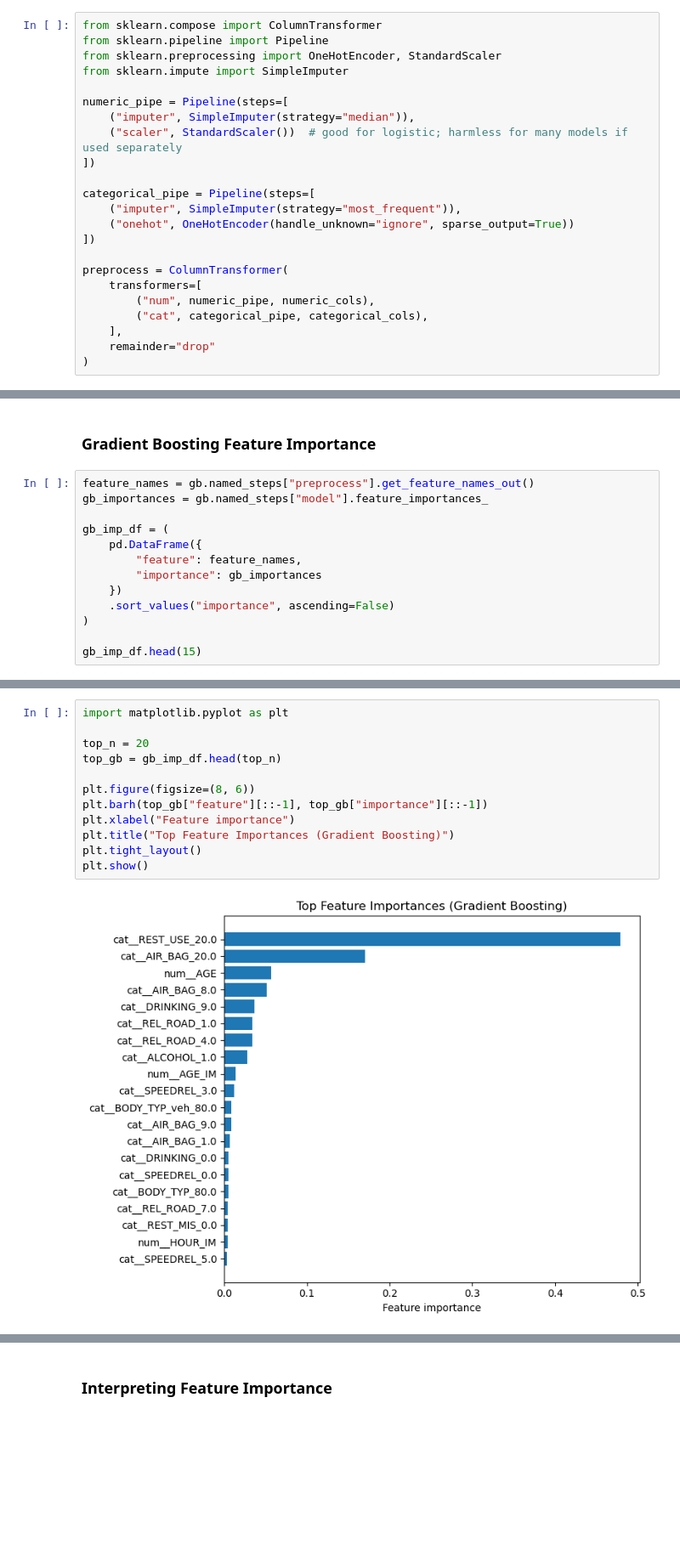
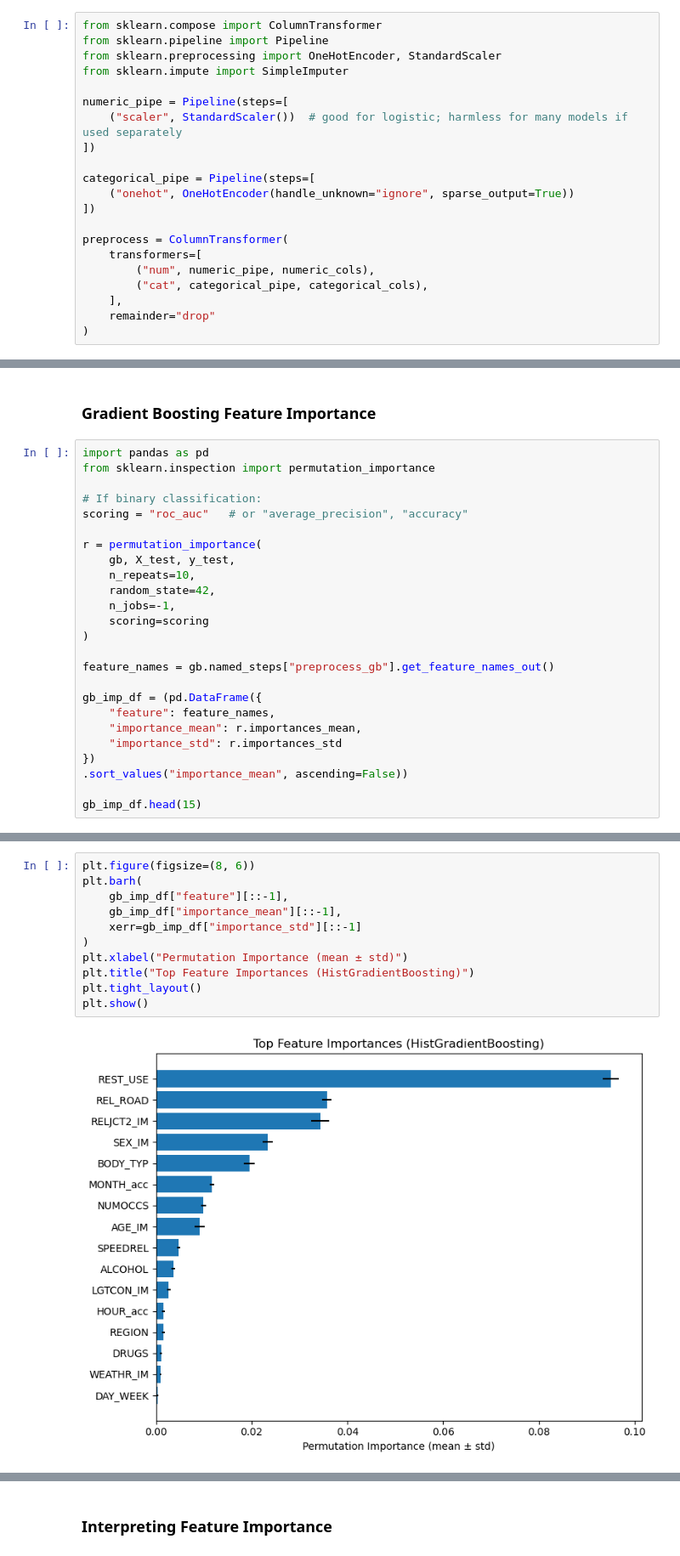
Before and after one commit to junjunzhang1998/us-car-crash, a Jupyter notebook: notebooks/04_modeling.ipynb, the cells around one changed output, grey strips where cells are left out. Shown at 85% size. Cells and saved outputs as stored; diff of their text form; blank space fills up the shorter version.

```diff
--- a/notebooks/04_modeling.ipynb
+++ b/notebooks/04_modeling.ipynb
@@ -160,12 +181,10 @@ from sklearn.preprocessing import OneHotEncoder, StandardScaler
 from sklearn.impute import SimpleImputer
 
 numeric_pipe = Pipeline(steps=[
-    ("imputer", SimpleImputer(strategy="median")),
     ("scaler", StandardScaler())  # good for logistic; harmless for many models if used separately
 ])
 
 categorical_pipe = Pipeline(steps=[
-    ("imputer", SimpleImputer(strategy="most_frequent")),
     ("onehot", OneHotEncoder(handle_unknown="ignore", sparse_output=True))
 ])
 
@@ -667,16 +741,28 @@ The Random Forest model highlights variables related to restraint use, airbag de
 # %% [markdown]
 ### Gradient Boosting Feature Importance
 # %%
-feature_names = gb.named_steps["preprocess"].get_feature_names_out()
-gb_importances = gb.named_steps["model"].feature_importances_
+import pandas as pd
+from sklearn.inspection import permutation_importance
 
-gb_imp_df = (
-    pd.DataFrame({
-        "feature": feature_names,
-        "importance": gb_importances
-    })
-    .sort_values("importance", ascending=False)
+# If binary classification:
+scoring = "roc_auc"   # or "average_precision", "accuracy"
+
+r = permutation_importance(
+    gb, X_test, y_test,
+    n_repeats=10,
+    random_state=42,
+    n_jobs=-1,
+    scoring=scoring
 )
 
+feature_names = gb.named_steps["preprocess_gb"].get_feature_names_out()
+
+gb_imp_df = (pd.DataFrame({
+    "feature": feature_names,
+    "importance_mean": r.importances_mean,
+    "importance_std": r.importances_std
+})
+.sort_values("importance_mean", ascending=False))
+
 gb_imp_df.head(15)
 # %% [output]
@@ -699,15 +785,14 @@ gb_imp_df.head(15)
 # %%
-import matplotlib.pyplot as plt
-
-top_n = 20
-top_gb = gb_imp_df.head(top_n)
-
 plt.figure(figsize=(8, 6))
-plt.barh(top_gb["feature"][::-1], top_gb["importance"][::-1])
-plt.xlabel("Feature importance")
-plt.title("Top Feature Importances (Gradient Boosting)")
+plt.barh(
+    gb_imp_df["feature"][::-1],
+    gb_imp_df["importance_mean"][::-1],
+    xerr=gb_imp_df["importance_std"][::-1]
+)
+plt.xlabel("Permutation Importance (mean ± std)")
+plt.title("Top Feature Importances (HistGradientBoosting)")
 plt.tight_layout()
 plt.show()
 # %% [output]
-[figure, old version]
+[figure, new version]
 # %% [markdown]
```
Also changed, not shown: parts of 48 cells of this notebook, 2 other files.
